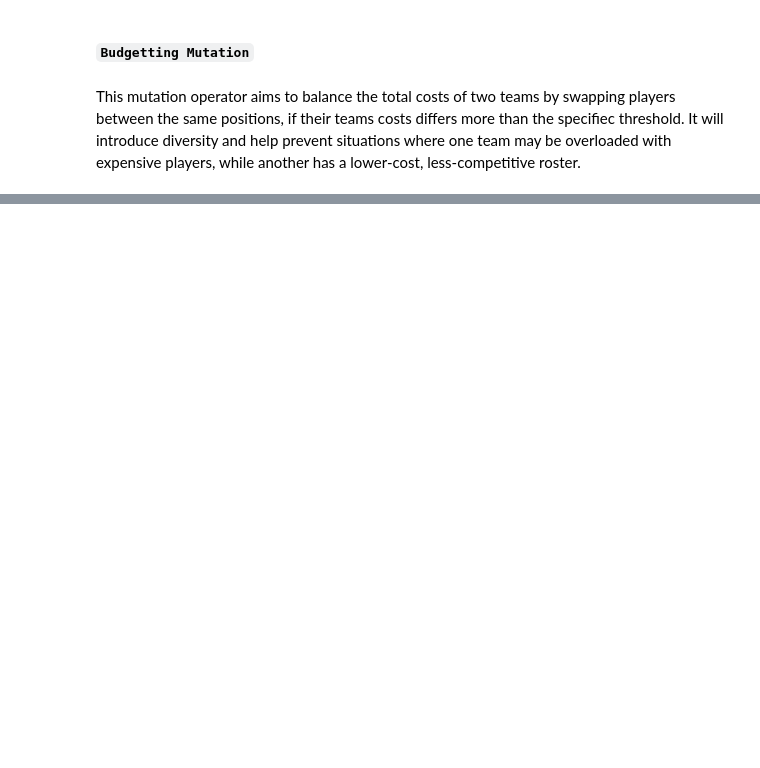
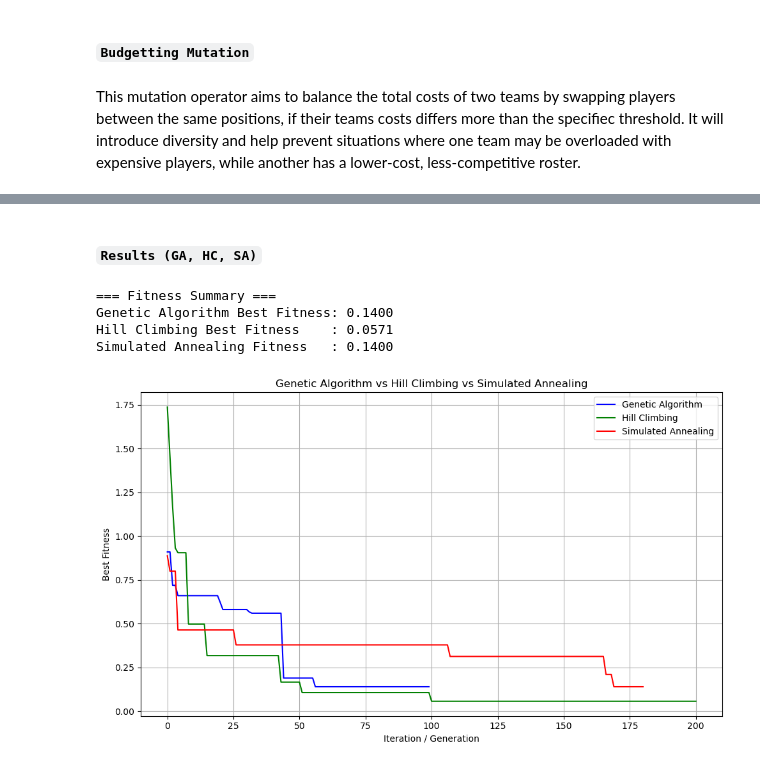
Before and after one commit to diogorodrigues2002/CIFO_Project, a Jupyter notebook: CIFO.ipynb, the cells around one changed output, grey strips where cells are left out. Cells and saved outputs as stored; diff of their text form; code cells hidden in the pictures; blank space fills up the shorter version.

```diff
--- a/CIFO.ipynb
+++ b/CIFO.ipynb
@@ -1036,0 +1302,10 @@ New cost for Team 2: 697
+# %%
+# Run GA
+ga_solution, ga_history = genetic_algorithm(players, generations=100) # increase generations because others run for more iterations as well
+ga_fitness = ga_solution.fitness()
+# Run Hill Climbing
+hc_solution, hc_history = hill_climbing(players)
+hc_fitness = hc_solution.fitness()
+# Run SA
+sa_solution, sa_history = simulated_annealing(players)
+sa_fitness = sa_solution.fitness()
@@ -1036,0 +1330,28 @@ New cost for Team 2: 697
+# %% [markdown]
+##### `Results (GA, HC, SA)`
+# %%
+print("\n=== Fitness Summary ===")
+print(f"Genetic Algorithm Best Fitness: {ga_fitness:.4f}")
+print(f"Hill Climbing Best Fitness    : {hc_fitness:.4f}")
+print(f"Simulated Annealing Fitness   : {sa_fitness:.4f}")
+# %% [output]
+=== Fitness Summary ===
+Genetic Algorithm Best Fitness: 0.1400
+Hill Climbing Best Fitness    : 0.0571
+Simulated Annealing Fitness   : 0.1400
+# %%
+plt.figure(figsize=(10, 6))
+
+plt.plot(ga_history, label="Genetic Algorithm", color="blue")
+plt.plot(hc_history, label="Hill Climbing", color="green")
+plt.plot(sa_history, label="Simulated Annealing", color="red")
+
+plt.xlabel("Iteration / Generation")
+plt.ylabel("Best Fitness")
+plt.title("Genetic Algorithm vs Hill Climbing vs Simulated Annealing")
+plt.legend()
+plt.grid(True)
+plt.tight_layout()
+plt.show()
+# %% [output]
+[figure, added]
```
Also changed, not shown: parts of 45 cells of this notebook.
